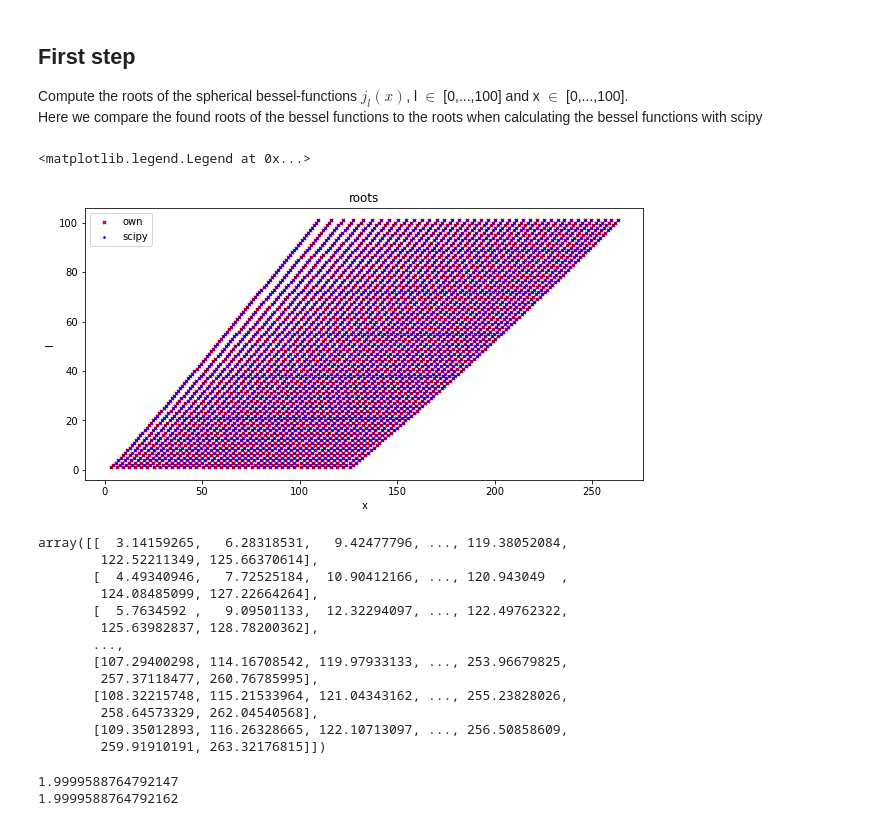
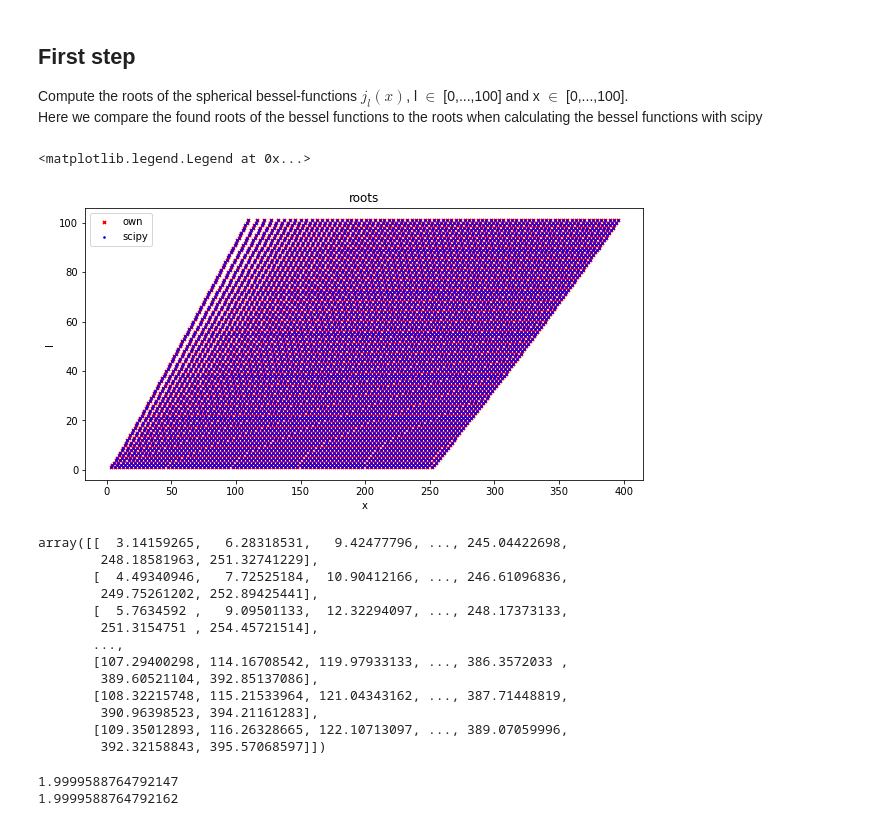
Before and after one commit to TobiLeitgeb/ComputationalPhysics_VO_code, a Jupyter notebook: main.ipynb, the cells around one changed output. Saved outputs shown, nothing was run; the diff lists cells and outputs as text; code cells hidden in the pictures.

```diff
--- a/main.ipynb
+++ b/main.ipynb
@@ -20,39 +20,39 @@ plt.grid()
 Compute the roots of the spherical bessel-functions $j_l(x)$, l $\in$ [0,...,100] and x $\in$ [0,...,100].
 Here we compare the found roots of the bessel functions to the roots when calculating the bessel functions with scipy
 # %%
-n_roots = 40 # index i
+n_roots = 80 # index i
 l_max = 100
 roots_li = bessel_roots(l_max, n_roots,scipy = False)
 plt.figure(figsize=(10,5))
 plot_mat = np.ones((l_max+1,n_roots))
 for i in range(l_max+1):
     plot_mat[i,:] *= (i+1)
 
 plt.scatter(roots_li,plot_mat,marker = 'x',color = 'r',s = 10)
 plt.scatter(bessel_roots(l_max, n_roots,scipy = True),plot_mat,marker = '.',color = 'b',s = 10)
 plt.xlabel("x")
 plt.ylabel("l")
 plt.title("roots")
 plt.legend(["own","scipy"])
 # %% [output]
 <matplotlib.legend.Legend at 0x...>
-[figure, old version]
+[figure, new version]
 # %%
 roots_li
 # %% [output]
-array([[  3.14159265,   6.28318531,   9.42477796, ..., 119.38052084,
-        122.52211349, 125.66370614],
-       [  4.49340946,   7.72525184,  10.90412166, ..., 120.943049  ,
-        124.08485099, 127.22664264],
-       [  5.7634592 ,   9.09501133,  12.32294097, ..., 122.49762322,
-        125.63982837, 128.78200362],
+array([[  3.14159265,   6.28318531,   9.42477796, ..., 245.04422698,
+        248.18581963, 251.32741229],
+       [  4.49340946,   7.72525184,  10.90412166, ..., 246.61096836,
+        249.75261202, 252.89425441],
+       [  5.7634592 ,   9.09501133,  12.32294097, ..., 248.17373133,
+        251.3154751 , 254.45721514],
        ...,
-       [107.29400298, 114.16708542, 119.97933133, ..., 253.96679825,
-        257.37118477, 260.76785995],
-       [108.32215748, 115.21533964, 121.04343162, ..., 255.23828026,
-        258.64573329, 262.04540568],
-       [109.35012893, 116.26328665, 122.10713097, ..., 256.50858609,
-        259.91910191, 263.32176815]])
+       [107.29400298, 114.16708542, 119.97933133, ..., 386.3572033 ,
+        389.60521104, 392.85137086],
+       [108.32215748, 115.21533964, 121.04343162, ..., 387.71448819,
+        390.96398523, 394.21161283],
+       [109.35012893, 116.26328665, 122.10713097, ..., 389.07059996,
+        392.32158843, 395.57068597]])
 # %%
 # R = 10 fm
 R  = 20 * 1e-15
```
Also changed, not shown: parts of 8 cells of this notebook.
